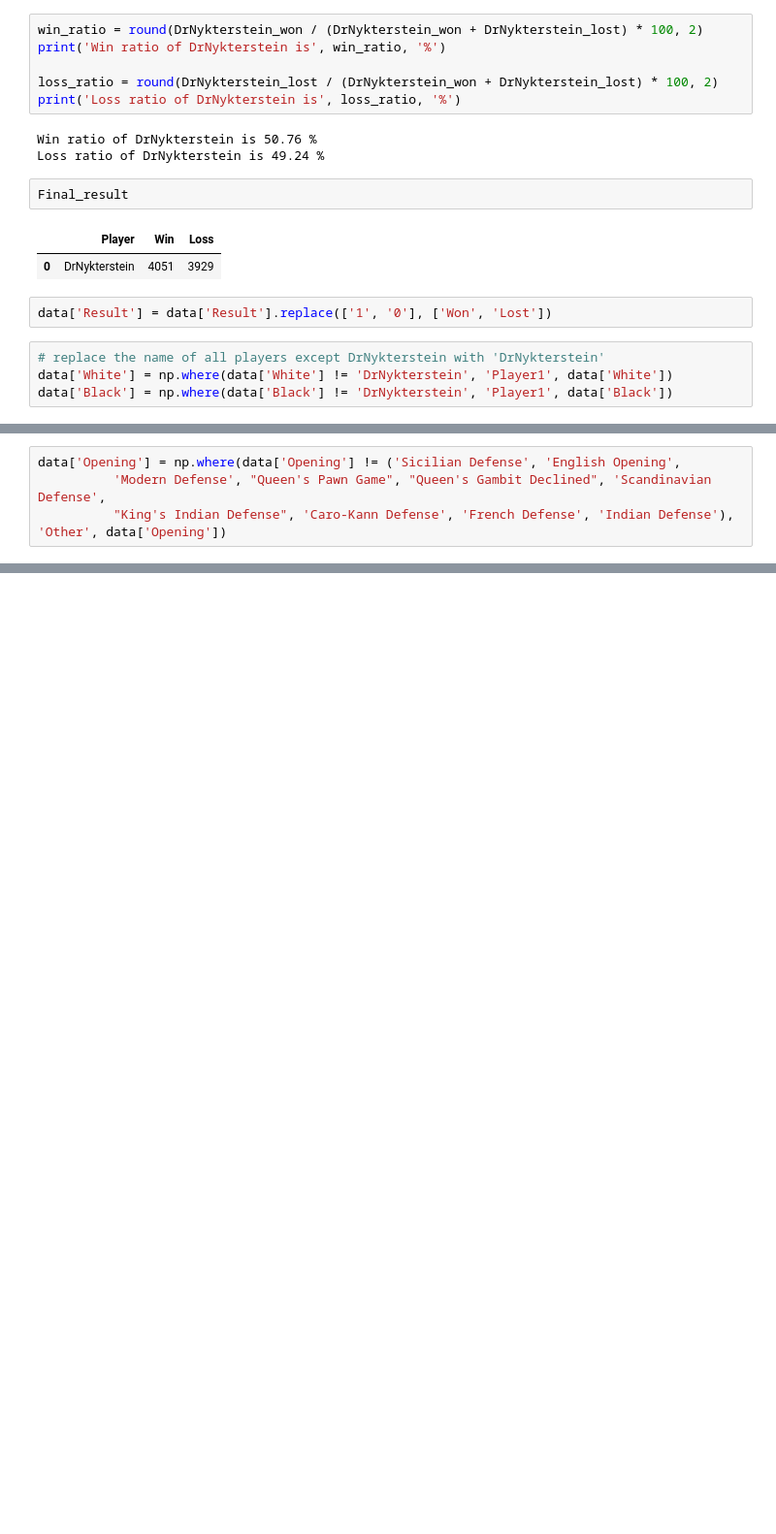
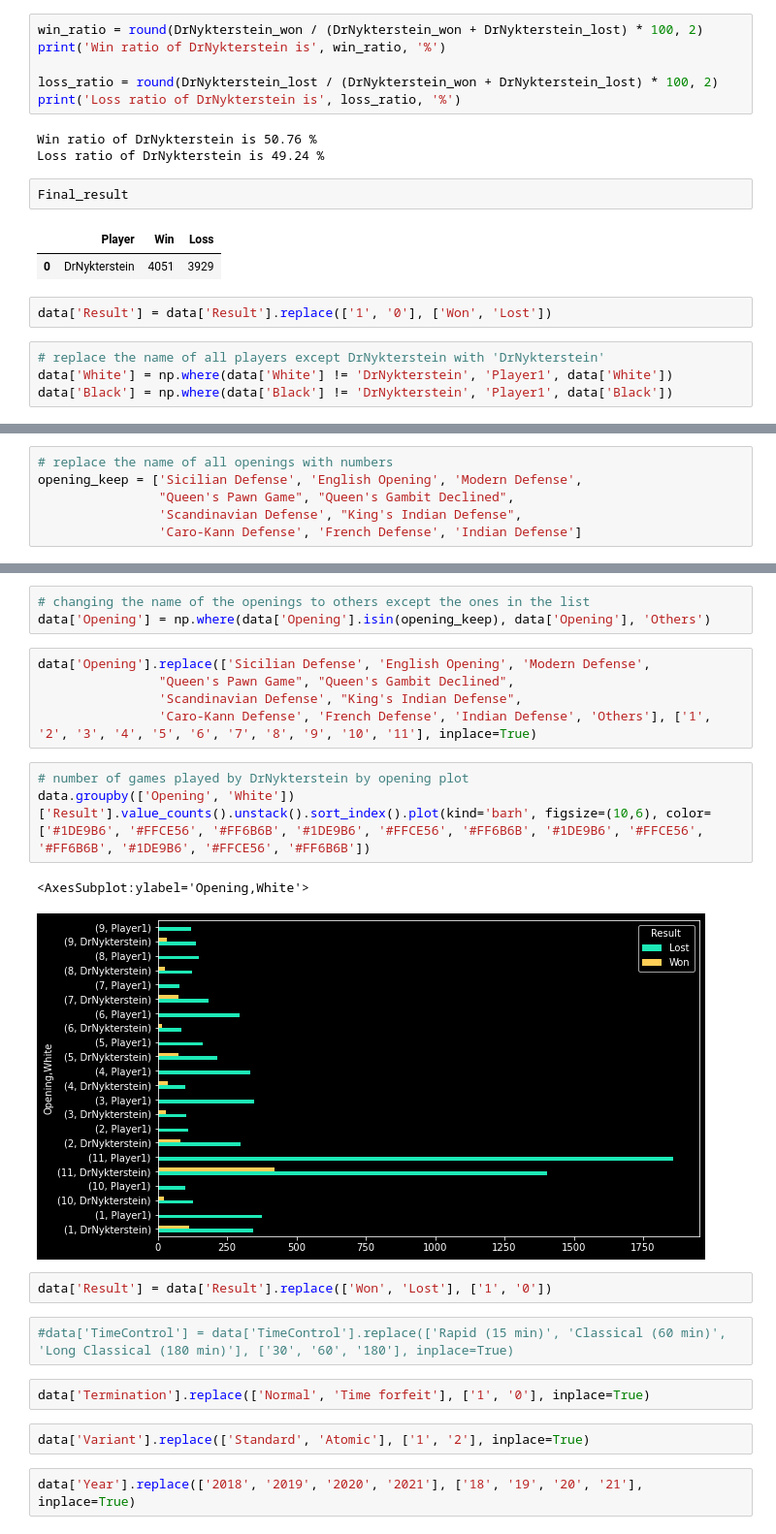
Before and after one commit to Bhadreshwara/CarlsenGamesClassification, a Jupyter notebook: main.ipynb, the cells around one changed output, grey strips where cells are left out. Shown at 97% size. Saved outputs shown, nothing was run; the diff lists cells and outputs as text; blank space fills up the shorter version.

```diff
--- a/main.ipynb
+++ b/main.ipynb
@@ -302,5 +302,7 @@ Indian Defense             251
 Name: Opening, dtype: int64
 # %%
-data['Opening'] = np.where(data['Opening'] != ('Sicilian Defense', 'English Opening',
-          'Modern Defense', "Queen's Pawn Game", "Queen's Gambit Declined", 'Scandinavian Defense',
-          "King's Indian Defense", 'Caro-Kann Defense', 'French Defense', 'Indian Defense'), 'Other', data['Opening'])
+# replace the name of all openings with numbers
+opening_keep = ['Sicilian Defense', 'English Opening', 'Modern Defense',
+                "Queen's Pawn Game", "Queen's Gambit Declined",
+                'Scandinavian Defense', "King's Indian Defense",
+                'Caro-Kann Defense', 'French Defense', 'Indian Defense']
@@ -320,0 +309,24 @@ Name: Opening, Length: 7980, dtype: object
+# %%
+# changing the name of the openings to others except the ones in the list
+data['Opening'] = np.where(data['Opening'].isin(opening_keep), data['Opening'], 'Others')
+# %%
+data['Opening'].replace(['Sicilian Defense', 'English Opening', 'Modern Defense',
+                "Queen's Pawn Game", "Queen's Gambit Declined",
+                'Scandinavian Defense', "King's Indian Defense",
+                'Caro-Kann Defense', 'French Defense', 'Indian Defense', 'Others'], ['1', '2', '3', '4', '5', '6', '7', '8', '9', '10', '11'], inplace=True)
+# %%
+# number of games played by DrNykterstein by opening plot
+data.groupby(['Opening', 'White'])['Result'].value_counts().unstack().sort_index().plot(kind='barh', figsize=(10,6), color=['#1DE9B6', '#FFCE56', '#FF6B6B', '#1DE9B6', '#FFCE56', '#FF6B6B', '#1DE9B6', '#FFCE56', '#FF6B6B', '#1DE9B6', '#FFCE56', '#FF6B6B'])
+# %% [output]
+<AxesSubplot:ylabel='Opening,White'>
+[figure, added]
+# %%
+data['Result'] = data['Result'].replace(['Won', 'Lost'], ['1', '0'])
+# %%
+#data['TimeControl'] = data['TimeControl'].replace(['Rapid (15 min)', 'Classical (60 min)', 'Long Classical (180 min)'], ['30', '60', '180'], inplace=True)
+# %%
+data['Termination'].replace(['Normal', 'Time forfeit'], ['1', '0'], inplace=True)
+# %%
+data['Variant'].replace(['Standard', 'Atomic'], ['1', '2'], inplace=True)
+# %%
+data['Year'].replace(['2018', '2019', '2020', '2021'], ['18', '19', '20', '21'], inplace=True)
```
Also changed, not shown: parts of 8 cells of this notebook.
